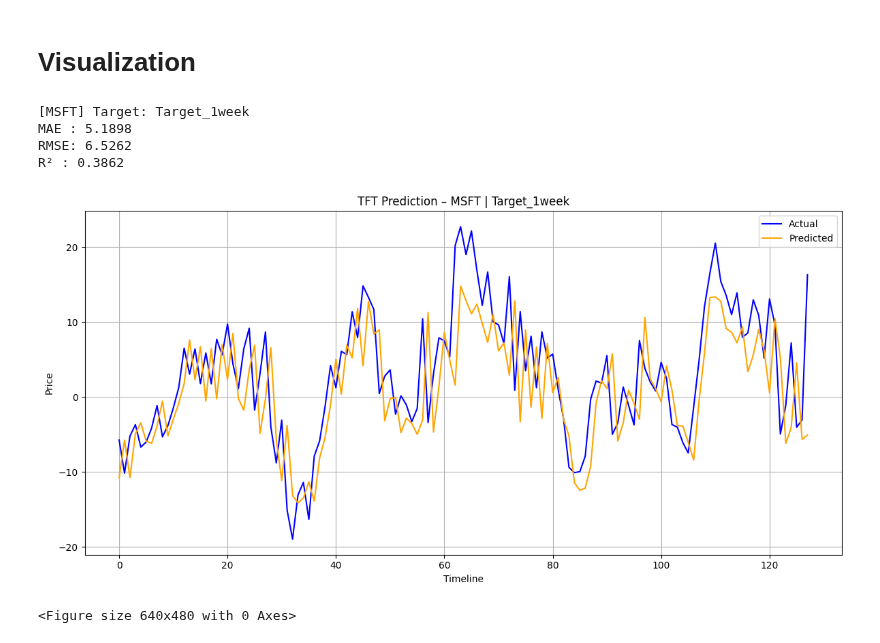
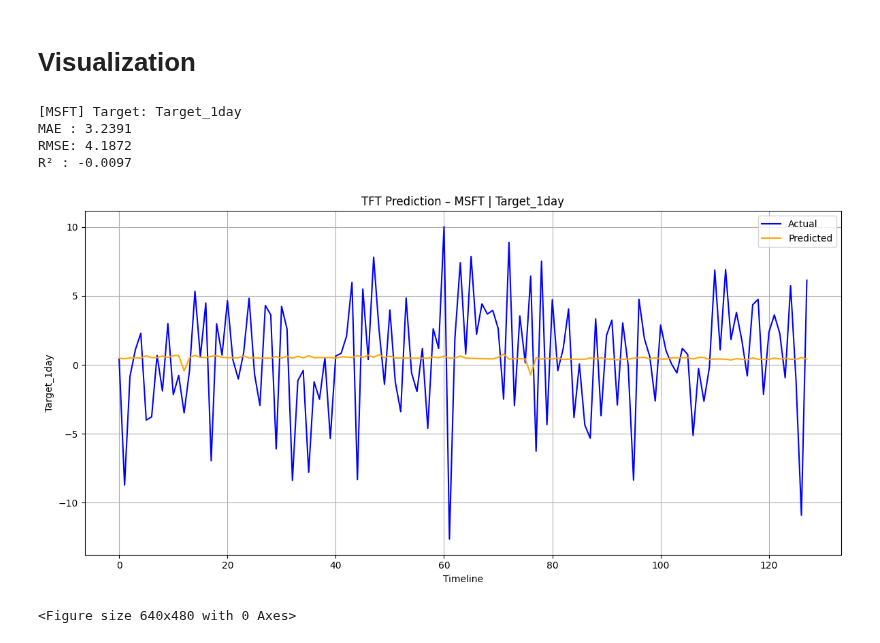
Before and after one commit to ManuelBagasina/DATCapstone, a Jupyter notebook: TFT.ipynb, the cells around one changed output. Cells and saved outputs as stored; diff of their text form; code cells hidden in the pictures.

```diff
--- a/TFT.ipynb
+++ b/TFT.ipynb
@@ -91,11 +89,11 @@ print(target_cols)
 # %%
 # Set parameters
 ticker = "MSFT"            # Companies, can change
-target = "Target_1month"    # Targets, can change
-max_encoder_length = 90    # Lookback period
+target = "Target_1day"    # Targets, can change
+max_encoder_length = 100    # Lookback period
 max_prediction_length = 1
-batch_size = 16
-max_epochs = 20
+batch_size = 32
+max_epochs = 50
 # %%
 # Filter data for the specific ticker
 df_ticker = df[df['Ticker'] == ticker].copy()
@@ -306,23 +302,23 @@ print(f"MAE : {mae:.4f}")
 print(f"RMSE: {rmse:.4f}")
 print(f"R² : {r2:.4f}")
 # %% [output]
-[MSFT] Target: Target_1week
-MAE : 5.1898
-RMSE: 6.5262
-R² : 0.3862
+[MSFT] Target: Target_1day
+MAE : 3.2391
+RMSE: 4.1872
+R² : -0.0097
 # %%
 # Visualization with a single line for actual and predicted
 plt.figure(figsize=(12, 6))
 plt.plot(y_true, label='Actual', color='blue')
 plt.plot(y_pred, label='Predicted', color='orange')
 plt.title(f"TFT Prediction – {ticker} | {target}")
 plt.xlabel('Timeline')
-plt.ylabel('Price')
+plt.ylabel(target)
 plt.legend()
 plt.grid(True)
 plt.tight_layout()
 # %% [output]
-[figure, old version]
+[figure, new version]
 # %%
 # Save the plot
 filename = f'msft_tft_{target}.png'
```
Also changed, not shown: parts of 5 cells of this notebook.
